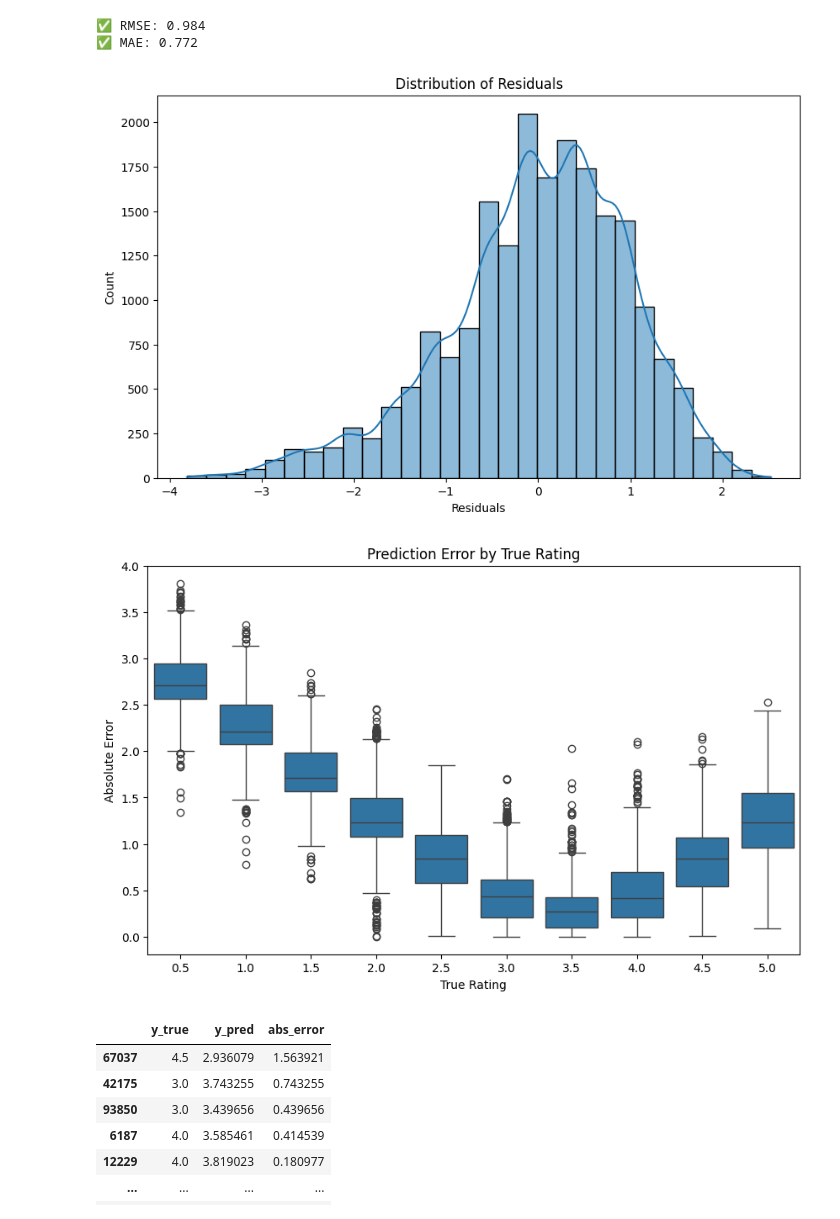
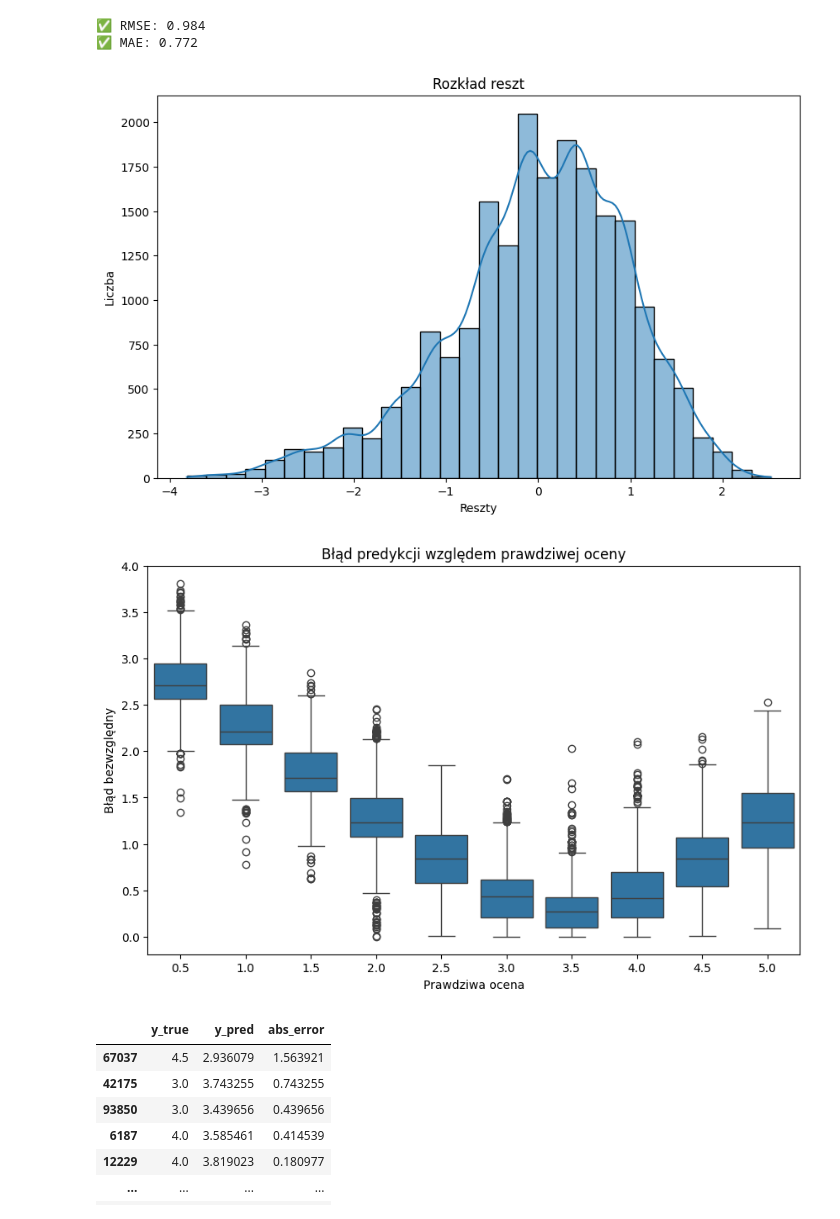
Before and after one commit to GameRuiner/movie-rating, a Jupyter notebook: notebooks/random_forest_evaluation.ipynb, the cells around one changed output. Cells and saved outputs as stored; diff of their text form; code cells hidden in the pictures.

```diff
--- a/notebooks/random_forest_evaluation.ipynb
+++ b/notebooks/random_forest_evaluation.ipynb
@@ -10,13 +11,6 @@ import os
 # %%
-EXTRACT_DIR = "../ml-latest-small"
-
-ratings = pd.read_csv(os.path.join(EXTRACT_DIR, "ratings.csv"))
-movies_with_tags_features = pd.read_csv("../movies_with_tags_features.csv")
-data = pd.merge(ratings, movies_with_tags_features, on="movieId")
-
-X = data.drop(columns=["userId", "movieId", "title", "rating", "timestamp"])
-y = data["rating"]
-X_train, X_test, y_train, y_test = train_test_split(X, y, test_size=0.2, random_state=42)
+dataset = MovieRatingsDataset()
+X_train, X_test, y_train, y_test = dataset.get_train_test()
 # %%
 model = load("../models_bin/random_forest_no_timestamp.joblib")
 # %%
@@ -33,23 +27,24 @@ print(f"✅ MAE: {mae:.3f}")
 residuals = y_test - y_pred
 plt.figure(figsize=(10, 6))
 sns.histplot(residuals, kde=True, bins=30)
-plt.xlabel("Residuals")
-plt.title("Distribution of Residuals")
+plt.xlabel("Reszty")
+plt.ylabel("Liczba")
+plt.title("Rozkład reszt")
 plt.show()
 # %% [output]
-[figure, old version]
+[figure, new version]
 # %%
 error_df = pd.DataFrame({"y_true": y_test, "y_pred": y_pred})
 error_df["abs_error"] = abs(error_df["y_true"] - error_df["y_pred"])
 
 plt.figure(figsize=(10, 6))
 sns.boxplot(x="y_true", y="abs_error", data=error_df)
-plt.xlabel("True Rating")
-plt.ylabel("Absolute Error")
-plt.title("Prediction Error by True Rating")
+plt.xlabel("Prawdziwa ocena")
+plt.ylabel("Błąd bezwzględny")
+plt.title("Błąd predykcji względem prawdziwej oceny")
 plt.show()
 # %% [output]
-[figure, old version]
+[figure, new version]
 # %%
 error_df
 # %% [output]
```
Also changed, not shown: parts of 2 cells of this notebook, 3 other files.
